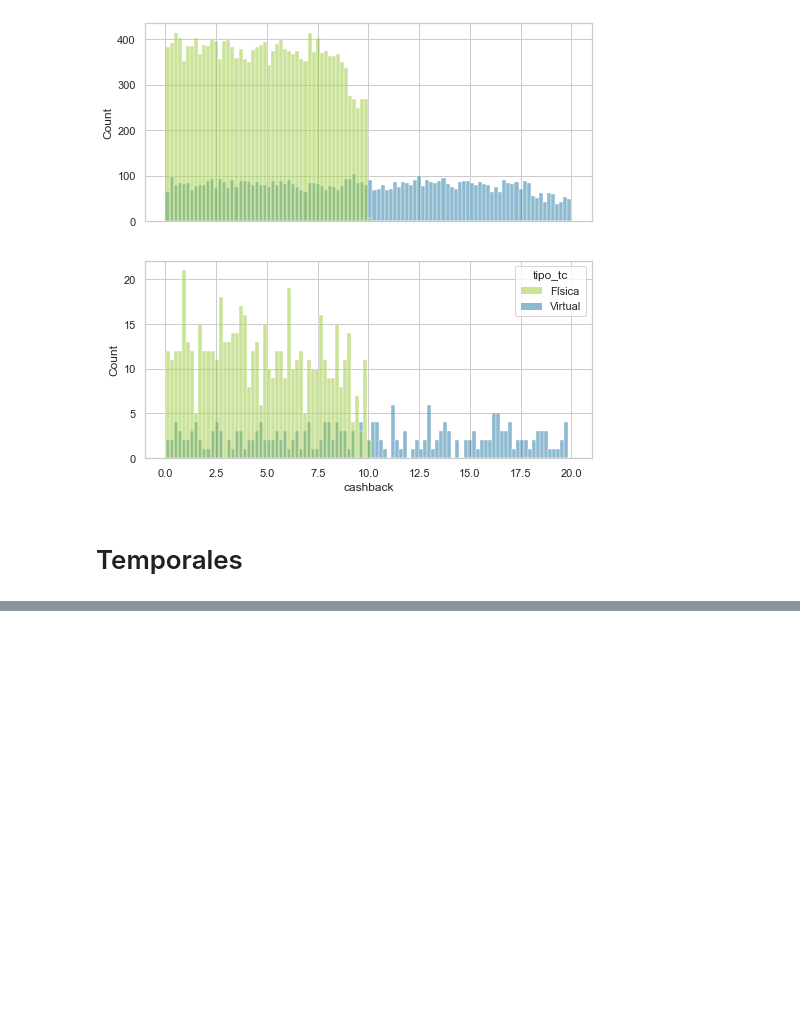
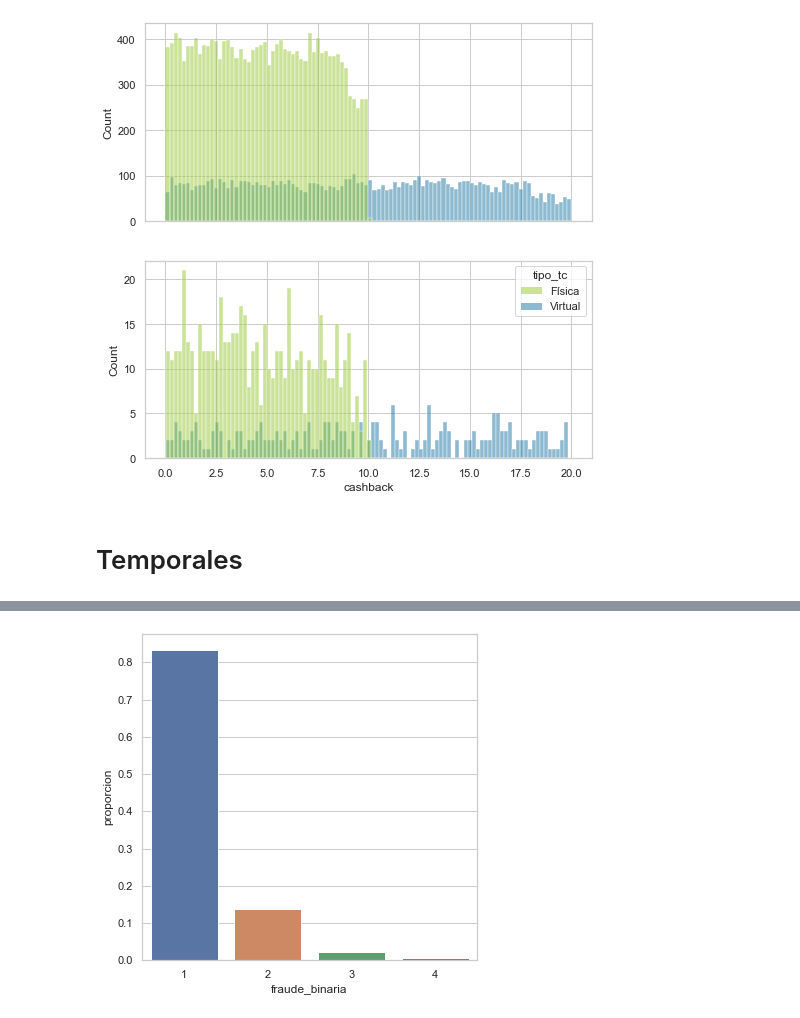
Before and after one commit to ElenaVillano/challenge_rpmx, a Jupyter notebook: notebooks/geda.ipynb, the cells around one changed output, grey strips where cells are left out. Drawn from its saved outputs; the diff is of its cells as text; code cells hidden in the pictures; blank space fills up the shorter version.

```diff
--- a/notebooks/geda.ipynb
+++ b/notebooks/geda.ipynb
@@ -310,0 +358,6 @@ a=sns.histplot(df_si_fraude,x='cashback',hue='tipo_tc',#multiple='stack',
+# %%
+# Usuarios que tuvieron fraude, 1, 2, 3 o 4 veces.
+sns.set(style='whitegrid',rc={'figure.figsize':(6,6)})
+sns.barplot(x='fraude_binaria',y='proporcion', data=nu_user);
+# %% [output]
+[figure, added]
```
Also changed, not shown: parts of 17 cells of this notebook.
